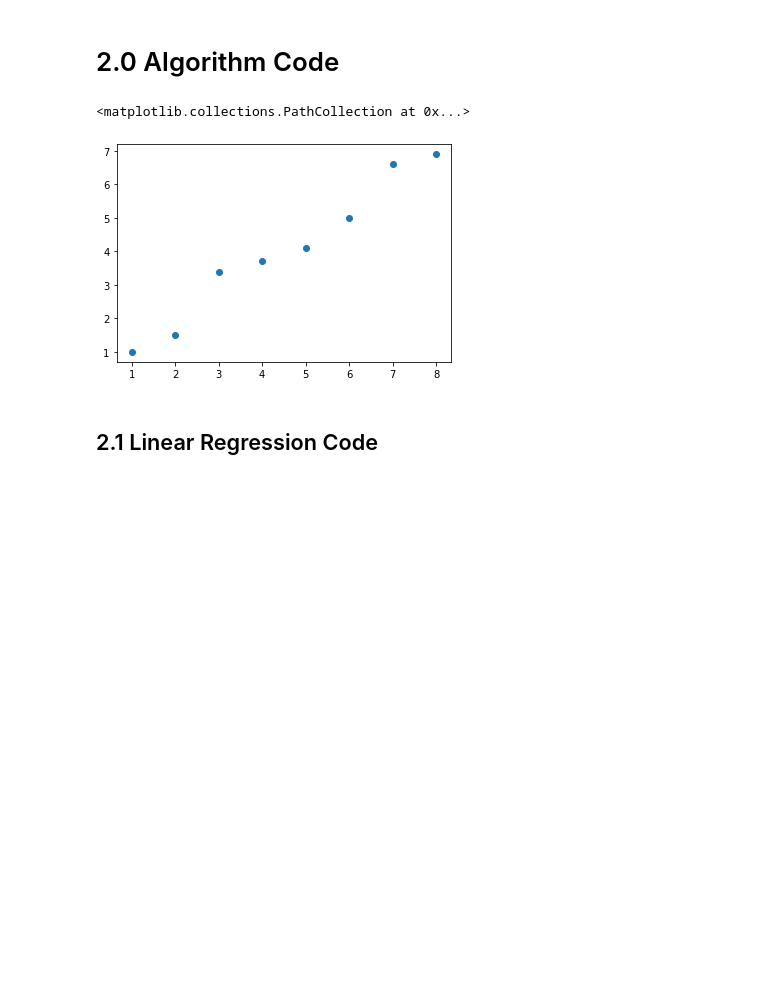
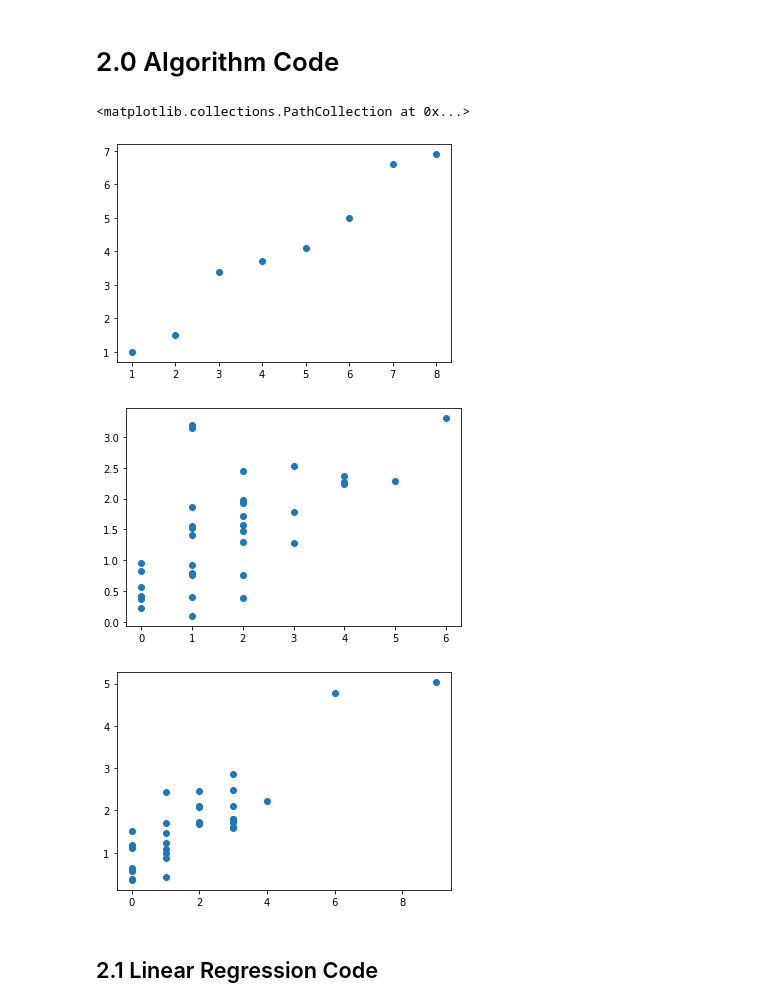
Before and after one commit to zachysenft/Machine-Learning-Algo-Analyses, a Jupyter notebook: Analysis of Linear and LASSO Regressions via Machine Learning.ipynb, the cells around one changed output. Cells and saved outputs as stored; diff of their text form; code cells hidden in the pictures; blank space fills up the shorter version.

```diff
--- a/Analysis of Linear and LASSO Regressions via Machine Learning.ipynb
+++ b/Analysis of Linear and LASSO Regressions via Machine Learning.ipynb
@@ -69,27 +68,39 @@ This Algorithm took me a lot of time to understand, learn, digest, and implement
 ***
 # %% [markdown]
 <h1>2.0 Algorithm Code</h1>
-# %%
-import numpy as np
-import pandas as pd
-import matplotlib.pyplot as plt
-%matplotlib inline
-
-#Simple data set of good correlation, to start with simple understanding
-x = [1,2,3,4,5,6,7,8]
-y = [1, 1.5, 3.4, 3.7,4.1,5.0,6.6,6.9]
-
-#Moderately complex data set of Tottenham Hotspur's xG versus Goals per game correlation
-
-#Complex data set of a stock over the last year in daily increment
-
-#Super complex 1,000 - 5,000 data points dataset of marketing or something
-
-
-plt.scatter(x,y)
-# %% [output]
-<matplotlib.collections.PathCollection at 0x...>
-[figure, removed]
+# %%
+import numpy as np
+import pandas as pd
+import matplotlib.pyplot as plt
+%matplotlib inline
+
+#Laptop cannot handle larger data sets
+#Algorithm cannot handle larger data sets not within a range of 0-10 or cost function goes negative
+
+#Simple data set of good correlation, to start with simple understanding
+x = [1,2,3,4,5,6,7,8]
+y = [1, 1.5, 3.4, 3.7,4.1,5.0,6.6,6.9]
+
+#Tottenham Dataset, understat.com, moderately complex (34 pieces of data)
+spursXG = [0.82, 2.28, 3.19, 3.30, 1.78, 0.80, 1.97, 1.87, 0.76, 0.23, 0.39, 1.41, 1.52, 0.95, 0.41, 2.53, 3.14, 1.28, 0.10, 0.37, 0.57, 1.93, 0.42, 0.77, 2.36, 1.55, 2.24, 1.57, 1.72, 2.44, 0.92, 1.48, 1.29, 2.26]
+spursGoals = [0, 5, 1, 6, 3, 1, 2, 1, 2, 0, 2, 1, 1, 0, 1, 3, 1, 3, 1, 0, 0, 2, 0, 1, 4, 1, 4, 2, 2, 2, 1, 2, 2, 4]
+
+manuXG = [1.10, 1.58, 0.87, 2.22, 0.65, 0.39, 1.60, 2.43, 2.48, 1.79, 0.59, 1.79, 4.78, 2.08, 1.48, 2.46, 1.24, 1.19, 1.68, 0.99, 1.51, 5.03, 1.72, 0.42, 1.73, 0.36, 0.58, 2.11, 1.70, 1.73, 2.10, 2.87, 1.12]
+manuGoals =[1, 3, 1, 4, 0, 0, 3, 1, 3, 3, 0, 3, 6, 2, 1, 2, 1, 0, 2, 1, 0, 9, 3, 1, 3, 0, 0, 2, 1, 2, 3, 3, 0]
+
+#brightonXG
+#brightonGoals
+
+plt.scatter(x,y)
+plt.figure("Spurs Goals vs xG")
+plt.scatter(spursGoals, spursXG)
+plt.figure("Manchester United Goals vs xG")
+plt.scatter(manuGoals, manuXG)
+# %% [output]
+<matplotlib.collections.PathCollection at 0x...>
+[figure, added]
+[figure, added]
+[figure, added]
 # %% [markdown]
 <h2>2.1 Linear Regression Code</h2>
 # %%
```
Also changed, not shown: parts of 16 cells of this notebook.
